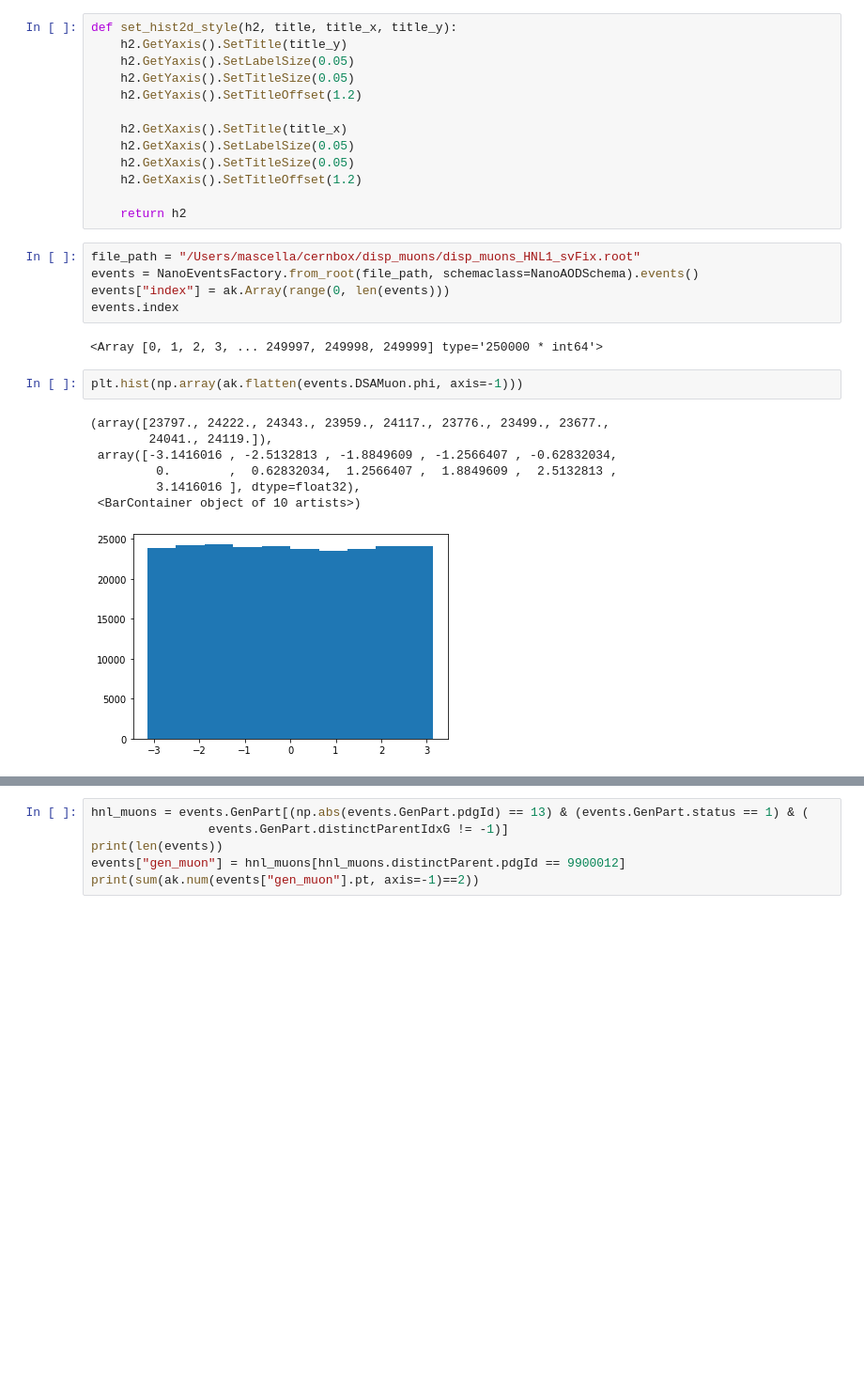
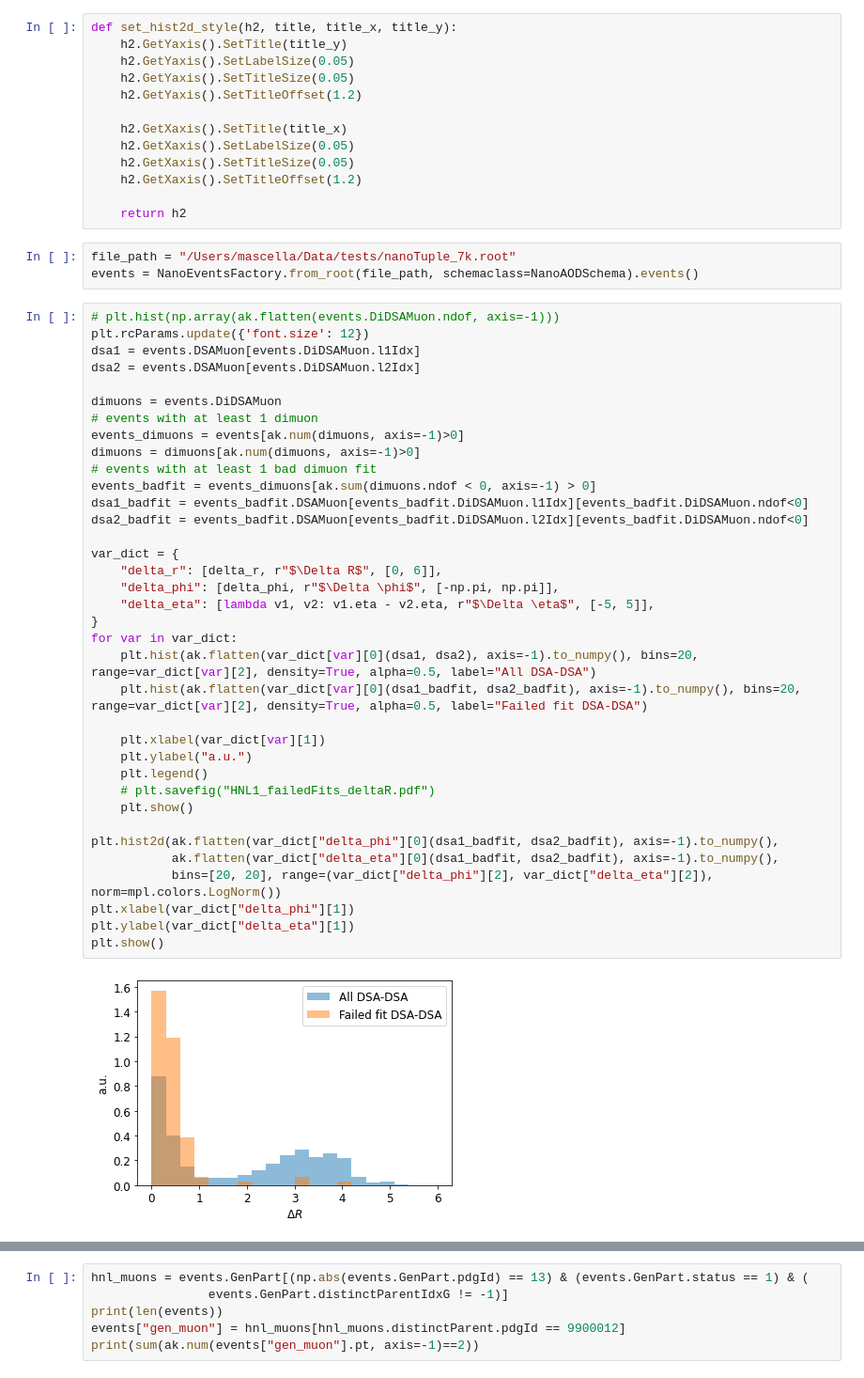
Before and after one commit to annamasce/disp_muon_studies, a Jupyter notebook: notebooks/SV_studies.ipynb, the cells around one changed output, grey strips where cells are left out. Shown at 94% size. Saved outputs shown, nothing was run; the diff lists cells and outputs as text; blank space fills up the shorter version.

```diff
--- a/notebooks/SV_studies.ipynb
+++ b/notebooks/SV_studies.ipynb
@@ -47,19 +52,43 @@ def set_hist2d_style(h2, title, title_x, title_y):
 
     return h2
 # %%
-file_path = "/Users/mascella/cernbox/disp_muons/disp_muons_HNL1_svFix.root"
+file_path = "/Users/mascella/Data/tests/nanoTuple_7k.root"
 events = NanoEventsFactory.from_root(file_path, schemaclass=NanoAODSchema).events()
-events["index"] = ak.Array(range(0, len(events)))
-events.index
-# %% [output]
-<Array [0, 1, 2, 3, ... 249997, 249998, 249999] type='250000 * int64'>
-# %%
-plt.hist(np.array(ak.flatten(events.DSAMuon.phi, axis=-1)))
-# %% [output]
-(array([23797., 24222., 24343., 23959., 24117., 23776., 23499., 23677.,
-        24041., 24119.]),
- array([-3.1416016 , -2.5132813 , -1.8849609 , -1.2566407 , -0.62832034,
-         0.        ,  0.62832034,  1.2566407 ,  1.8849609 ,  2.5132813 ,
-         3.1416016 ], dtype=float32),
- <BarContainer object of 10 artists>)
-[figure, removed]
+# %%
+# plt.hist(np.array(ak.flatten(events.DiDSAMuon.ndof, axis=-1)))
+plt.rcParams.update({'font.size': 12})
+dsa1 = events.DSAMuon[events.DiDSAMuon.l1Idx]
+dsa2 = events.DSAMuon[events.DiDSAMuon.l2Idx]
+
+dimuons = events.DiDSAMuon
+# events with at least 1 dimuon
+events_dimuons = events[ak.num(dimuons, axis=-1)>0]
+dimuons = dimuons[ak.num(dimuons, axis=-1)>0]
+# events with at least 1 bad dimuon fit
+events_badfit = events_dimuons[ak.sum(dimuons.ndof < 0, axis=-1) > 0]
+dsa1_badfit = events_badfit.DSAMuon[events_badfit.DiDSAMuon.l1Idx][events_badfit.DiDSAMuon.ndof<0]
+dsa2_badfit = events_badfit.DSAMuon[events_badfit.DiDSAMuon.l2Idx][events_badfit.DiDSAMuon.ndof<0]
+
+var_dict = {
+    "delta_r": [delta_r, r"$\Delta R$", [0, 6]],
+    "delta_phi": [delta_phi, r"$\Delta \phi$", [-np.pi, np.pi]],
+    "delta_eta": [lambda v1, v2: v1.eta - v2.eta, r"$\Delta \eta$", [-5, 5]],
+}
+for var in var_dict:
+    plt.hist(ak.flatten(var_dict[var][0](dsa1, dsa2), axis=-1).to_numpy(), bins=20, range=var_dict[var][2], density=True, alpha=0.5, label="All DSA-DSA")
+    plt.hist(ak.flatten(var_dict[var][0](dsa1_badfit, dsa2_badfit), axis=-1).to_numpy(), bins=20, range=var_dict[var][2], density=True, alpha=0.5, label="Failed fit DSA-DSA")
+
+    plt.xlabel(var_dict[var][1])
+    plt.ylabel("a.u.")
+    plt.legend()
+    # plt.savefig("HNL1_failedFits_deltaR.pdf")
+    plt.show()
+
+plt.hist2d(ak.flatten(var_dict["delta_phi"][0](dsa1_badfit, dsa2_badfit), axis=-1).to_numpy(),
+           ak.flatten(var_dict["delta_eta"][0](dsa1_badfit, dsa2_badfit), axis=-1).to_numpy(),
+           bins=[20, 20], range=(var_dict["delta_phi"][2], var_dict["delta_eta"][2]), norm=mpl.colors.LogNorm())
+plt.xlabel(var_dict["delta_phi"][1])
+plt.ylabel(var_dict["delta_eta"][1])
+plt.show()
+# %% [output]
+[figure, added]
```
Also changed, not shown: parts of 4 cells of this notebook, 3 other files.
